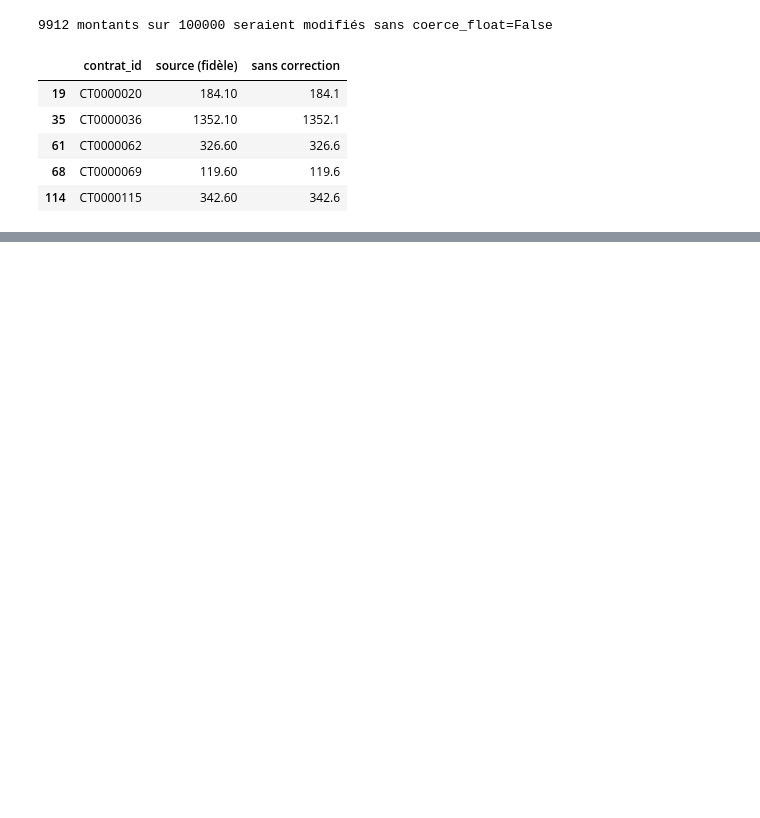
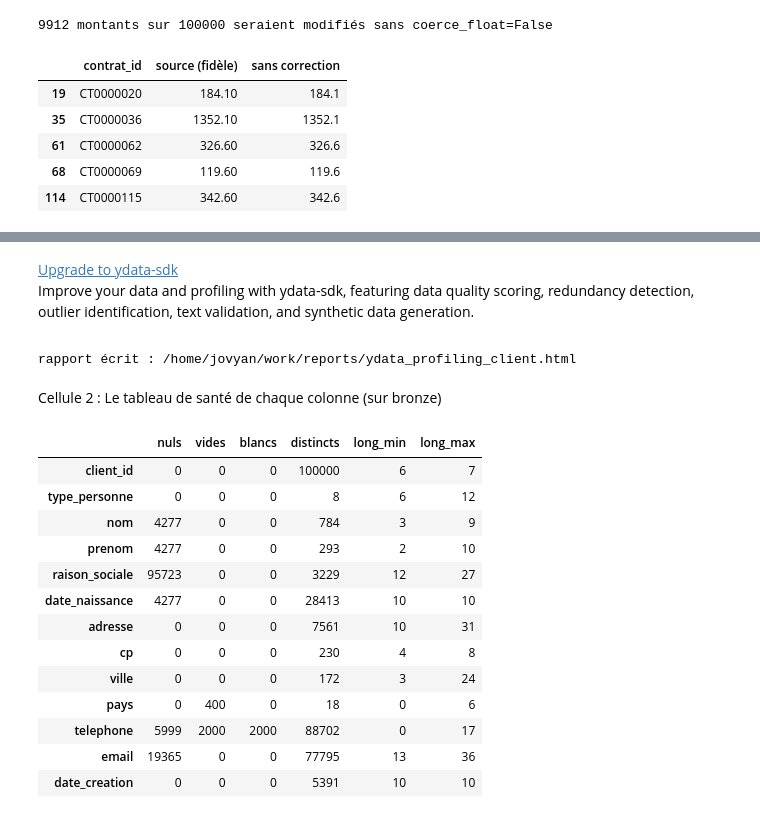
Before and after one commit to Samii05/td-qualite-g01, a Jupyter notebook: notebooks/S1_01.ipynb, the cells around one changed output, grey strips where cells are left out. Saved outputs shown, nothing was run; the diff lists cells and outputs as text; code cells hidden in the pictures; blank space fills up the shorter version.

Commit message:
S1: profil de crm.client, rapport YData et 5 constats chiffrés (US-06)

```diff
--- a/notebooks/S1_01.ipynb
+++ b/notebooks/S1_01.ipynb
@@ -7,9 +7,8 @@ from sqlalchemy import create_engine, text
 engine = create_engine("mysql+pymysql://root:root@mariadb:3306")     # écriture (bronze, dq)
 reader = create_engine("mysql+pymysql://reader:reader@mariadb:3306")  # lecture seule des sources
 
-def lire(sql, eng=reader):
-    """Exécute une requête SELECT et renvoie un DataFrame."""
-    return pd.read_sql(text(sql), eng)
+def lire(sql, eng=engine, **params):
+    return pd.read_sql(text(sql), eng, params=params)
 
 lire("SELECT COUNT(*) AS n FROM crm.client")
 # %% [output]
@@ -158,0 +137,22 @@ livrable_us01
+# %%
+us01 = (inventaire
+        .merge(nuls, on=["base", "table"])
+        .merge(doublons, on=["base", "table"])
+        .merge(particularites, on=["base", "table"]))
+
+def observation(r):
+    txt = f"{r.doublons_cle} doublon de clé"
+    if r.total_nuls:
+        txt += f" ; {r.total_nuls} nuls sur {r.colonnes_avec_nuls} colonne(s), max sur {r.colonne_max_nuls} ({r.nb_nuls_max})"
+    else:
+        txt += " ; aucun nul"
+    return txt + f" ; {r.particularite}"
+
+us01["Observation chiffrée"] = us01.apply(observation, axis=1)
+
+livrable_us01 = us01.rename(columns={"base": "Source", "table": "Table",
+                                     "lignes": "Lignes", "cle_primaire": "Clé primaire"})[
+    ["Source", "Table", "Lignes", "Clé primaire", "Observation chiffrée"]]
+
+pd.set_option("display.max_colwidth", None)
+livrable_us01
@@ -169,8 +178,8 @@ engine = create_engine("mysql+pymysql://root:root@mariadb:3306")      # écritur
 
 BATCH = "L-2026-10-01"   # identifiant du lot
 
-def lire(sql, eng=engine):
-    return pd.read_sql(text(sql), eng)
+def lire(sql, eng=engine, **params):
+    return pd.read_sql(text(sql), eng, params=params)
 
 def executer(sql, **params):
     with engine.begin() as c:
@@ -561,0 +575,48 @@ display(pd.DataFrame({
+# %%
+# US-06 · Rapport YData-Profiling de crm.client
+from ydata_profiling import ProfileReport
+import os
+
+df = lire("SELECT * FROM crm.client", reader)        # 100 000 lignes, telles que livrées par la source
+
+DOSSIER_RAPPORTS = "/home/jovyan/work/reports" if os.path.isdir("/home/jovyan/work/reports") else "reports"
+os.makedirs(DOSSIER_RAPPORTS, exist_ok=True)
+
+profil = ProfileReport(df, title="AssurConnect — Profilage crm.client (100 000 lignes)", explorative=True)
+profil.to_file(f"{DOSSIER_RAPPORTS}/ydata_profiling_client.html")
+print("rapport écrit :", f"{DOSSIER_RAPPORTS}/ydata_profiling_client.html")
+# %% [output]
+Upgrade to ydata-sdk
+Improve your data and profiling with ydata-sdk, featuring data quality scoring, redundancy detection, outlier identification, text validation, and synthetic data generation.
+rapport écrit : /home/jovyan/work/reports/ydata_profiling_client.html
+# %% [markdown]
+Cellule 2 : Le tableau de santé de chaque colonne (sur bronze)
+# %%
+# On profile BRONZE (le lot courant), sans les métadonnées
+b = lire("SELECT * FROM bronze.crm_client WHERE _batch_id = :b", b=BATCH)
+b = b[[c for c in b.columns if not c.startswith("_") and c != "bronze_row_id"]]
+
+stats = pd.DataFrame({
+    "nuls":      b.isna().sum(),                                             # NULL
+    "vides":     (b == "").sum(),                                            # chaîne vide ''
+    "blancs":    ((b.apply(lambda s: s.str.strip()) == "") & (b != "")).sum(),  # que des espaces
+    "distincts": b.nunique(),                                                # cardinalité
+    "long_min":  b.apply(lambda s: s.str.len().min()).astype("Int64"),
+    "long_max":  b.apply(lambda s: s.str.len().max()).astype("Int64"),
+})
+stats
+# %% [output]
+|  | nuls | vides | blancs | distincts | long_min | long_max |
+| client_id | 0 | 0 | 0 | 100000 | 6 | 7 |
+| type_personne | 0 | 0 | 0 | 8 | 6 | 12 |
+| nom | 4277 | 0 | 0 | 784 | 3 | 9 |
+| prenom | 4277 | 0 | 0 | 293 | 2 | 10 |
+| raison_sociale | 95723 | 0 | 0 | 3229 | 12 | 27 |
+| date_naissance | 4277 | 0 | 0 | 28413 | 10 | 10 |
+| adresse | 0 | 0 | 0 | 7561 | 10 | 31 |
+| cp | 0 | 0 | 0 | 230 | 4 | 8 |
+| ville | 0 | 0 | 0 | 172 | 3 | 24 |
+| pays | 0 | 400 | 0 | 18 | 0 | 6 |
+| telephone | 5999 | 2000 | 2000 | 88702 | 0 | 17 |
+| email | 19365 | 0 | 0 | 77795 | 13 | 36 |
+| date_creation | 0 | 0 | 0 | 5391 | 10 | 10 |
```
Also changed, not shown: parts of 18 cells of this notebook, 2 other files.
